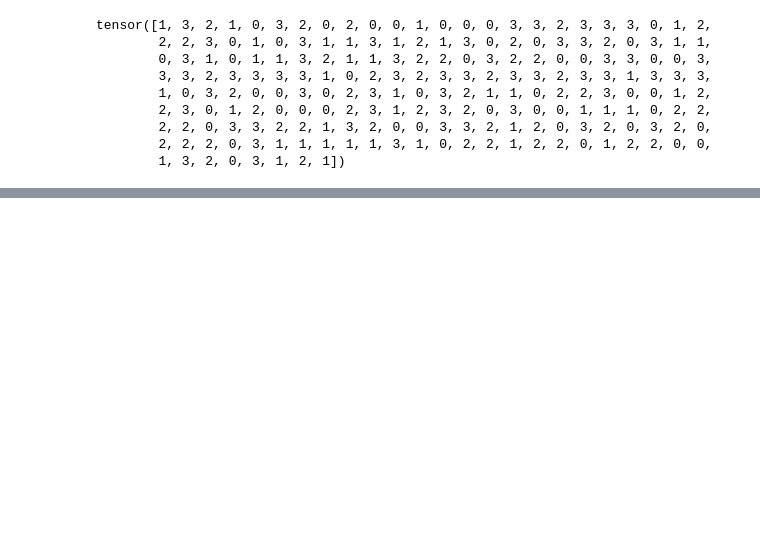
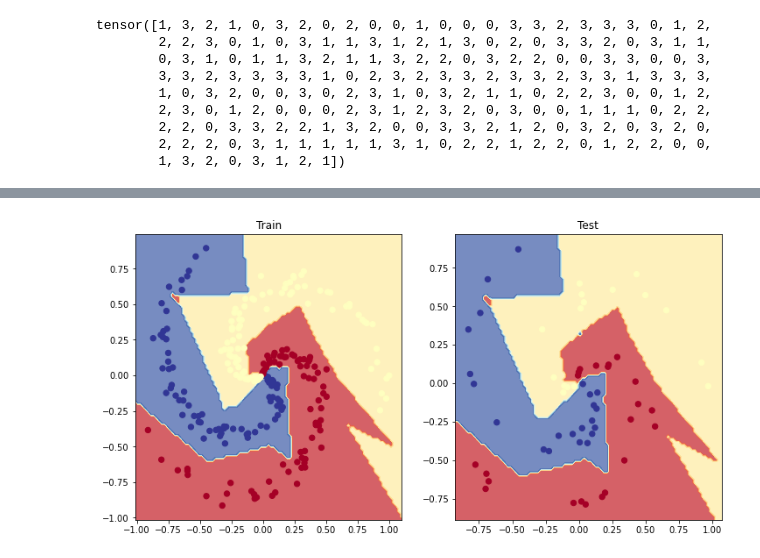
Before and after one commit to GirishHiremath/PyTorch, a Jupyter notebook: neural_network_classification_pytorch.ipynb, the cells around one changed output, grey strips where cells are left out. Saved outputs shown, nothing was run; the diff lists cells and outputs as text; code cells hidden in the pictures; blank space fills up the shorter version.

```diff
--- a/neural_network_classification_pytorch.ipynb
+++ b/neural_network_classification_pytorch.ipynb
@@ -729,0 +1195,3 @@ Epochs: 100 | Training loss:0.02828 | Training accuracy:99.00% | Testing loss:0.
+# %%
+device="cuda" if torch.cuda.is_available() else "cpu"
+device
@@ -729,0 +1200,34 @@ Epochs: 100 | Training loss:0.02828 | Training accuracy:99.00% | Testing loss:0.
+# %%
+torch.manual_seed(42)
+torch.cuda.manual_seed(42)
+
+X_septal_train,X_septal_test=X_septal_train.to(device),X_septal_test.to(device)
+y_septal_train,y_septal_test=y_septal_train.to(device),y_septal_test.to(device)
+
+Epochs=5000
+
+for epoch in range(Epochs):
+    septal_model.train()
+    septal_logits=septal_model(X_septal_train)
+    septal_pred=torch.softmax(septal_logits,dim=1).argmax(dim=1)
+
+    septal_loss=septal_loss_fn(septal_logits,y_septal_train)
+   # septal_accuracy=accuracy_fn(y_true=y_septal_train,y_pred=septal_pred)
+    septal_accuracy=acc_fn(septal_pred,y_septal_train)
+
+    optimizer.zero_grad()
+    septal_loss.backward()
+    optimizer.step()
+
+
+    septal_model.eval()
+    with torch.inference_mode():
+        septal_test_logits=septal_model(X_septal_test)
+        septal_test_preds=torch.softmax(septal_test_logits,dim=1).argmax(dim=1)
+
+        septal_test_loss=septal_loss_fn(septal_test_logits,y_septal_test)
+       # septal_test_accuracy=accuracy_fn(y_true=y_septal_test,y_pred=septal_test_preds)
+        septal_test_accuracy=acc_fn(septal_test_preds,y_septal_test)
+
+    if epoch%1000==0:
+        print(f"Epoch:{epoch}| Training loss:{septal_loss:.5f} | Training accuracy: {septal_accuracy:.2f}% | Testing loss:{septal_test_loss:.5f},| Testing accuracy:{septal_test_accuracy:.2f}%")
@@ -729,0 +1240,10 @@ Epochs: 100 | Training loss:0.02828 | Training accuracy:99.00% | Testing loss:0.
+# %%
+plt.figure(figsize=(12,6))
+plt.subplot(1,2,1)
+plt.title("Train")
+plot_decision_boundary(septal_model,X_septal_train,y_septal_train)
+plt.subplot(1,2,2)
+plt.title("Test")
+plot_decision_boundary(septal_model,X_septal_test,y_septal_test)
+# %% [output]
+[figure, added]
```
Also changed, not shown: parts of 73 cells of this notebook.
